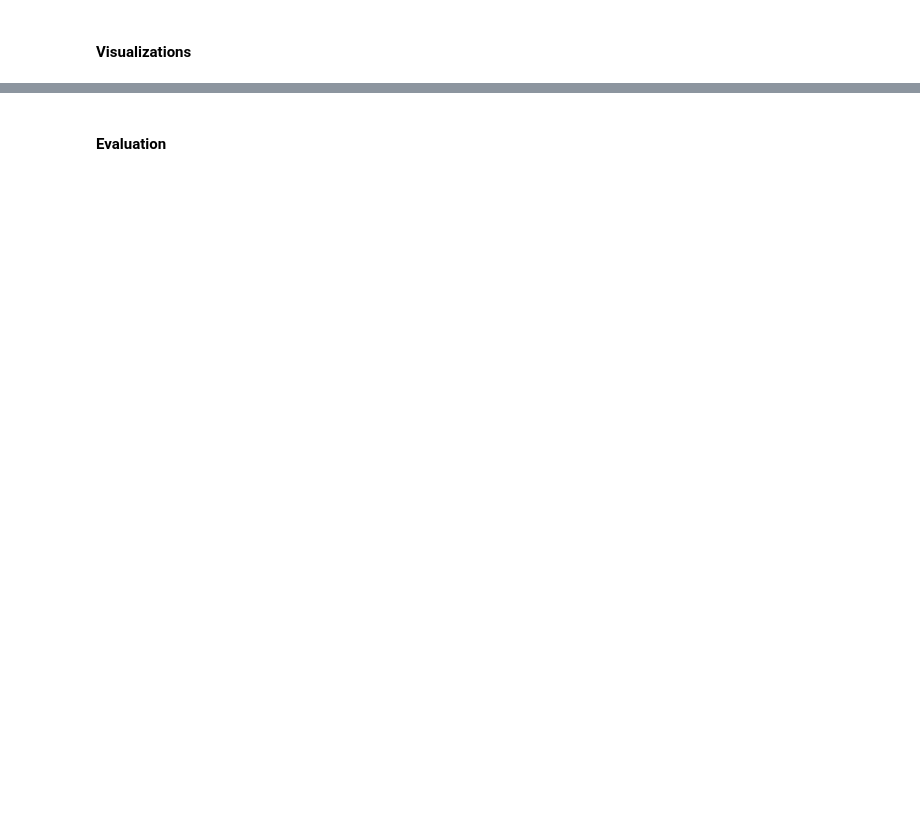
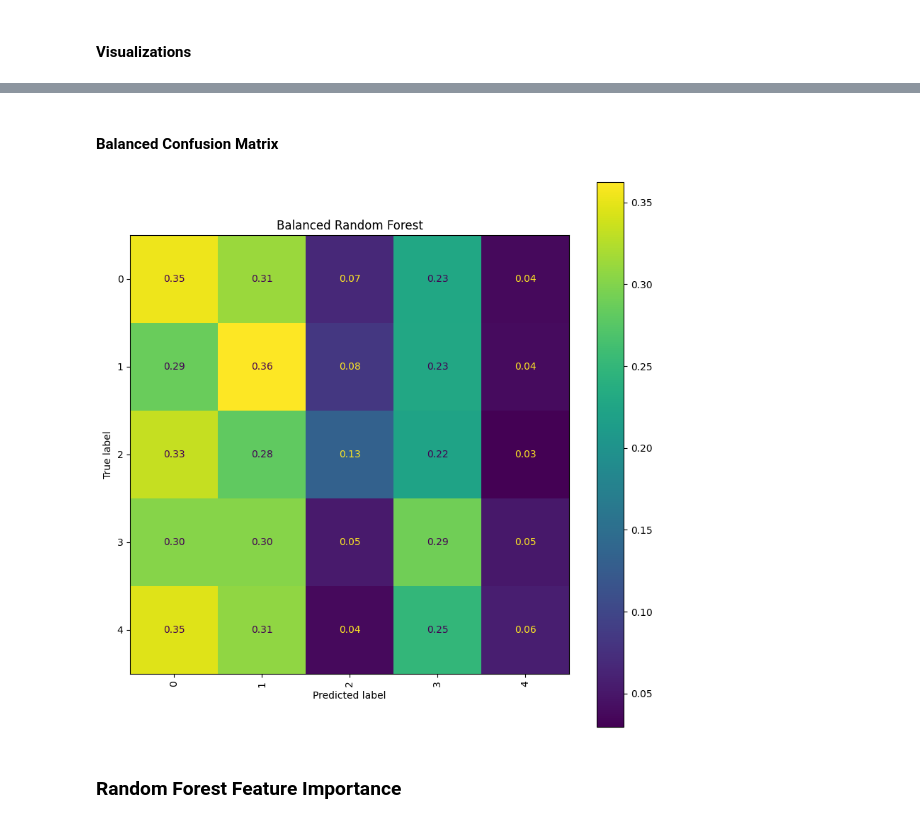
Before and after one commit to AngelaLee03/ProjectFinalReport, a Jupyter notebook: models/random_forest.ipynb, the cells around one changed output, grey strips where cells are left out. Drawn from its saved outputs; the diff is of its cells as text; code cells hidden in the pictures; blank space fills up the shorter version.

```diff
--- a/models/random_forest.ipynb
+++ b/models/random_forest.ipynb
@@ -160,22 +186,10 @@ for i in range(3):
 # %%
-balanced_cv_acc = []
-balanced_cv_f1 = []
+# balanced model
+balanced_rf = RandomForestClassifier(
+    **search.best_params_,
+    class_weight="balanced",
+    random_state=42
+)
 
-for depth in depth_values:
-    print(f"Training balanced RF with max_depth = {depth}")
-
-    rf = RandomForestClassifier(
-        n_estimators=300,
-        max_depth=depth,
-        class_weight="balanced",
-        random_state=42
-    )
-
-    acc_scores = cross_val_score(rf, X_train, y_train, cv=3, scoring="accuracy")
-    f1_scores = cross_val_score(rf, X_train, y_train, cv=3, scoring="f1_weighted")
-
-    balanced_cv_acc.append(acc_scores.mean())
-    balanced_cv_f1.append(f1_scores.mean())
-
-    print(f"CV Acc: {acc_scores.mean():.4f}, CV F1: {f1_scores.mean():.4f}")
-    print("-" * 50)
+balanced_rf.fit(X_train, y_train)
+y_pred_bal = balanced_rf.predict(X_test)
@@ -202,3 +214,17 @@ Best balanced depth: 20
+# %% [markdown]
+#### Balanced Confusion Matrix
+# %%
+cm = confusion_matrix(y_test, y_pred_bal, normalize='true')
+
+fig, ax = plt.subplots(figsize=(10, 10))
+disp = ConfusionMatrixDisplay(confusion_matrix=cm)
+disp.plot(ax=ax, values_format=".2f")
+
+plt.xticks(rotation=90)
+plt.title("Balanced Random Forest")
+plt.show()
+# %% [output]
+[figure, added]
 # %% [markdown]
-#### Evaluation
+### Random Forest Feature Importance
 # %%
```
Also changed, not shown: parts of 22 cells of this notebook.
